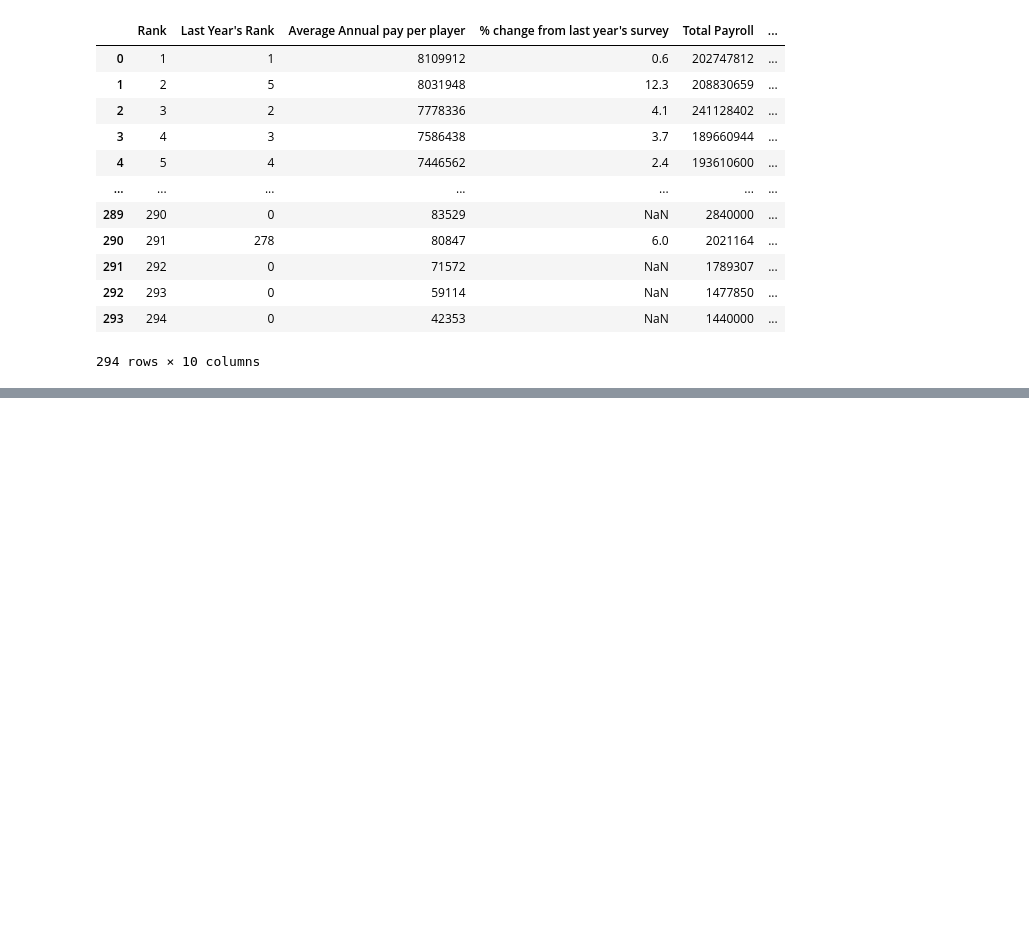
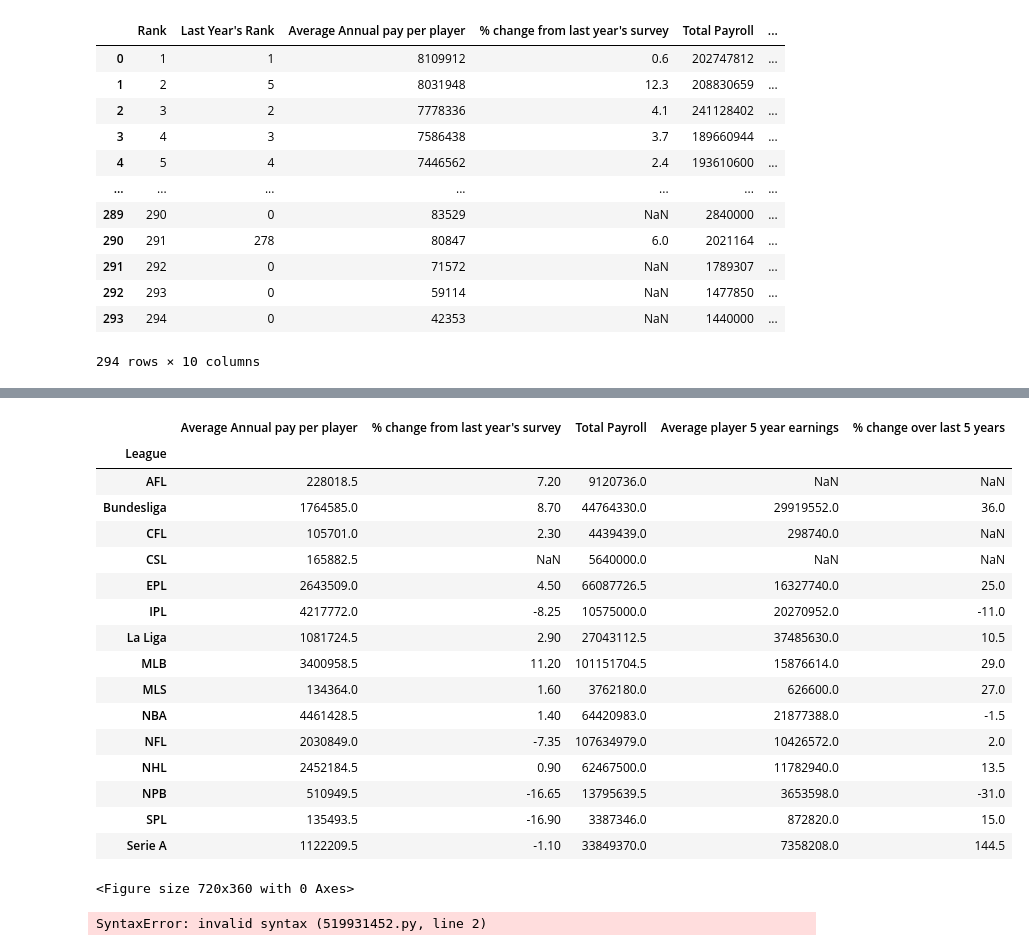
Before and after one commit to arjun-verma/Major_Project, a Jupyter notebook: analysis/univariate.ipynb, the cells around one changed output, grey strips where cells are left out. Saved outputs shown, nothing was run; the diff lists cells and outputs as text; code cells hidden in the pictures; blank space fills up the shorter version.

```diff
--- a/analysis/univariate.ipynb
+++ b/analysis/univariate.ipynb
@@ -105,0 +144,3 @@ dft
+# %%
+dft1 = dft[["League","Average Annual pay per player","% change from last year's survey","Total Payroll","Average player 5 year earnings","% change over last 5 years"]]
+dft1
@@ -105,0 +161,35 @@ dft
+# %%
+dft2 = dft1.groupby(['League']).median()
+dft2
+# %% [output]
+|  | Average Annual pay per player | % change from last year's survey | Total Payroll | Average player 5 year earnings | % change over last 5 years |
+| League |  |  |  |  |  |
+| AFL | 228018.5 | 7.20 | 9120736.0 | NaN | NaN |
+| Bundesliga | 1764585.0 | 8.70 | 44764330.0 | 29919552.0 | 36.0 |
+| CFL | 105701.0 | 2.30 | 4439439.0 | 298740.0 | NaN |
+| CSL | 165882.5 | NaN | 5640000.0 | NaN | NaN |
+| EPL | 2643509.0 | 4.50 | 66087726.5 | 16327740.0 | 25.0 |
+| IPL | 4217772.0 | -8.25 | 10575000.0 | 20270952.0 | -11.0 |
+| La Liga | 1081724.5 | 2.90 | 27043112.5 | 37485630.0 | 10.5 |
+| MLB | 3400958.5 | 11.20 | 101151704.5 | 15876614.0 | 29.0 |
+| MLS | 134364.0 | 1.60 | 3762180.0 | 626600.0 | 27.0 |
+| NBA | 4461428.5 | 1.40 | 64420983.0 | 21877388.0 | -1.5 |
+| NFL | 2030849.0 | -7.35 | 107634979.0 | 10426572.0 | 2.0 |
+| NHL | 2452184.5 | 0.90 | 62467500.0 | 11782940.0 | 13.5 |
+| NPB | 510949.5 | -16.65 | 13795639.5 | 3653598.0 | -31.0 |
+| SPL | 135493.5 | -16.90 | 3387346.0 | 872820.0 | 15.0 |
+| Serie A | 1122209.5 | -1.10 | 33849370.0 | 7358208.0 | 144.5 |
+# %%
+plt.figure(figsize=(10, 5))
+fig = px.bar(dft2, x=dft2.index, y='Average Annual pay per player',
+             color='Average Annual pay per player', log_y=True, title="Average Annual pay per player")
+fig.show()
+# %% [output]
+<Figure size 720x360 with 0 Axes>
+# %%
+plt.figure(figsize=(10, 5))
+fig = px.bar(dft2, x=dft2.index, y='% change from last year's survey',
+             color='% change from last year's survey', log_y=True, title="% change from last year's survey")
+fig.show()
+# %% [output]
+SyntaxError: invalid syntax (519931452.py, line 2)
```
Also changed, not shown: parts of 4 cells of this notebook.
